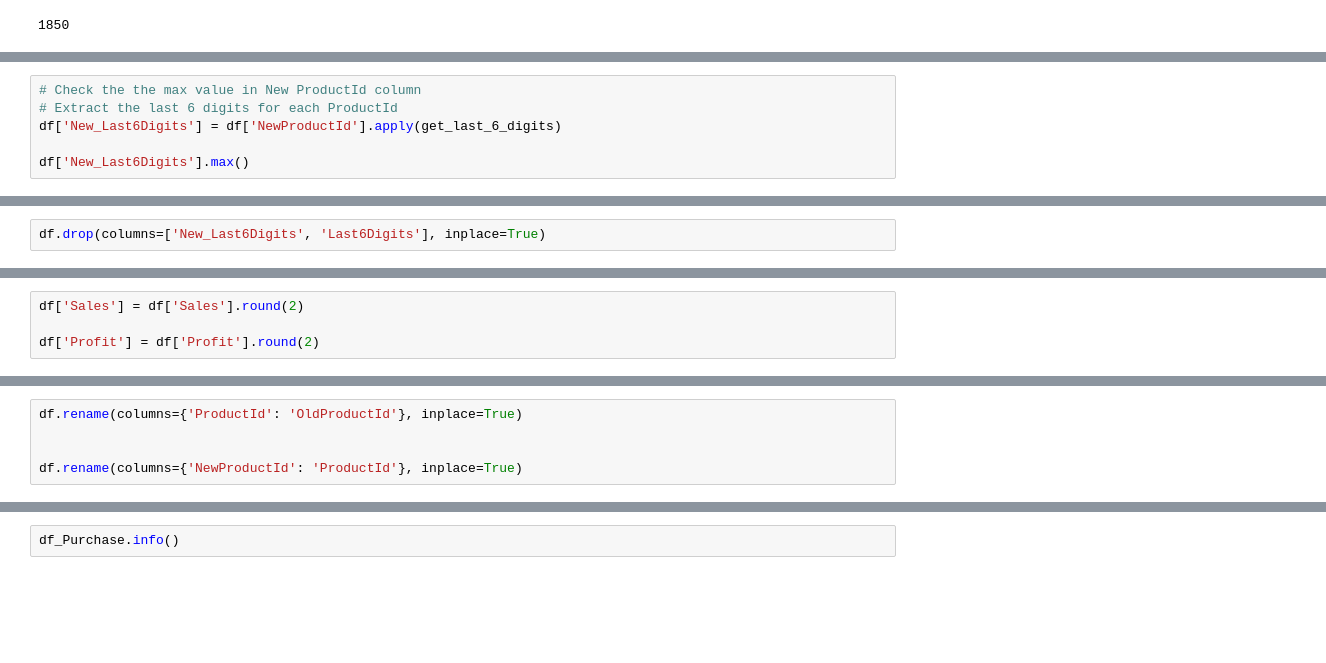
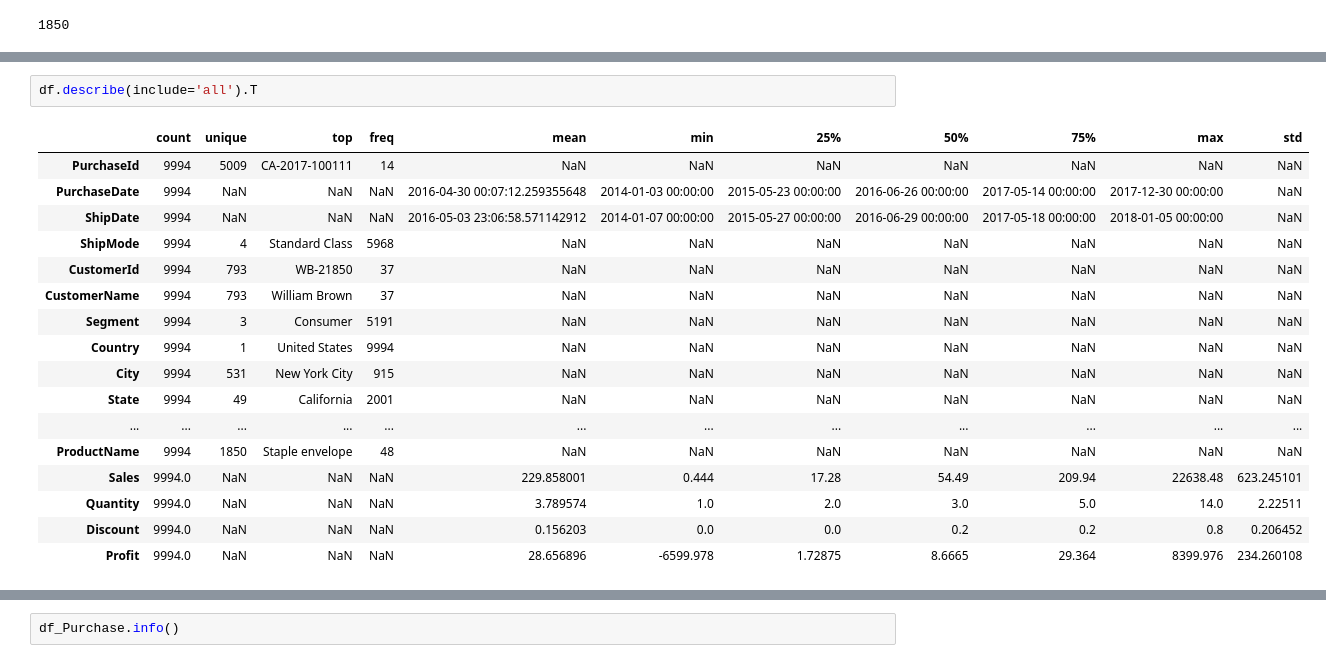
Before and after one commit to airsahin/BI-Analysis-Superstore, a Jupyter notebook: bi_superstore.ipynb, the cells around one changed output, grey strips where cells are left out. Cells and saved outputs as stored; diff of their text form; blank space fills up the shorter version.

```diff
--- a/bi_superstore.ipynb
+++ b/bi_superstore.ipynb
@@ -1828,6 +388,0 @@ dtype: int64
-# %%
-# Check the the max value in New ProductId column
-# Extract the last 6 digits for each ProductId
-df['New_Last6Digits'] = df['NewProductId'].apply(get_last_6_digits)
-
-df['New_Last6Digits'].max()
@@ -1856,2 +388,0 @@ non_standard_products.head(20)
-# %%
-df.drop(columns=['New_Last6Digits', 'Last6Digits'], inplace=True)
@@ -1905,4 +388,0 @@ dtype: int64
-# %%
-df['Sales'] = df['Sales'].round(2)
-
-df['Profit'] = df['Profit'].round(2)
@@ -2082,8 +389,3 @@ minus_sale_df.head()
-# %%
-df.rename(columns={'ProductId': 'OldProductId'}, inplace=True)
-
-
-df.rename(columns={'NewProductId': 'ProductId'}, inplace=True)
 # %%
 df.columns
 # %% [output]
@@ -2095,2 +396,22 @@ Index(['PurchaseId', 'PurchaseDate', 'ShipDate', 'ShipMode', 'CustomerId',
       dtype='object')
+# %%
+df.describe(include='all').T
+# %% [output]
+|  | count | unique | top | freq | mean | min | 25% | 50% | 75% | max | std |
+| PurchaseId | 9994 | 5009 | CA-2017-100111 | 14 | NaN | NaN | NaN | NaN | NaN | NaN | NaN |
+| PurchaseDate | 9994 | NaN | NaN | NaN | 2016-04-30 00:07:12.259355648 | 2014-01-03 00:00:00 | 2015-05-23 00:00:00 | 2016-06-26 00:00:00 | 2017-05-14 00:00:00 | 2017-12-30 00:00:00 | NaN |
+| ShipDate | 9994 | NaN | NaN | NaN | 2016-05-03 23:06:58.571142912 | 2014-01-07 00:00:00 | 2015-05-27 00:00:00 | 2016-06-29 00:00:00 | 2017-05-18 00:00:00 | 2018-01-05 00:00:00 | NaN |
+| ShipMode | 9994 | 4 | Standard Class | 5968 | NaN | NaN | NaN | NaN | NaN | NaN | NaN |
+| CustomerId | 9994 | 793 | WB-21850 | 37 | NaN | NaN | NaN | NaN | NaN | NaN | NaN |
+| CustomerName | 9994 | 793 | William Brown | 37 | NaN | NaN | NaN | NaN | NaN | NaN | NaN |
+| Segment | 9994 | 3 | Consumer | 5191 | NaN | NaN | NaN | NaN | NaN | NaN | NaN |
+| Country | 9994 | 1 | United States | 9994 | NaN | NaN | NaN | NaN | NaN | NaN | NaN |
+| City | 9994 | 531 | New York City | 915 | NaN | NaN | NaN | NaN | NaN | NaN | NaN |
+| State | 9994 | 49 | California | 2001 | NaN | NaN | NaN | NaN | NaN | NaN | NaN |
+| ... | ... | ... | ... | ... | ... | ... | ... | ... | ... | ... | ... |
+| ProductName | 9994 | 1850 | Staple envelope | 48 | NaN | NaN | NaN | NaN | NaN | NaN | NaN |
+| Sales | 9994.0 | NaN | NaN | NaN | 229.858001 | 0.444 | 17.28 | 54.49 | 209.94 | 22638.48 | 623.245101 |
+| Quantity | 9994.0 | NaN | NaN | NaN | 3.789574 | 1.0 | 2.0 | 3.0 | 5.0 | 14.0 | 2.22511 |
+| Discount | 9994.0 | NaN | NaN | NaN | 0.156203 | 0.0 | 0.0 | 0.2 | 0.2 | 0.8 | 0.206452 |
+| Profit | 9994.0 | NaN | NaN | NaN | 28.656896 | -6599.978 | 1.72875 | 8.6665 | 29.364 | 8399.976 | 234.260108 |
 # %%
```
Also changed, not shown: parts of 232 cells of this notebook, 1 other file.
